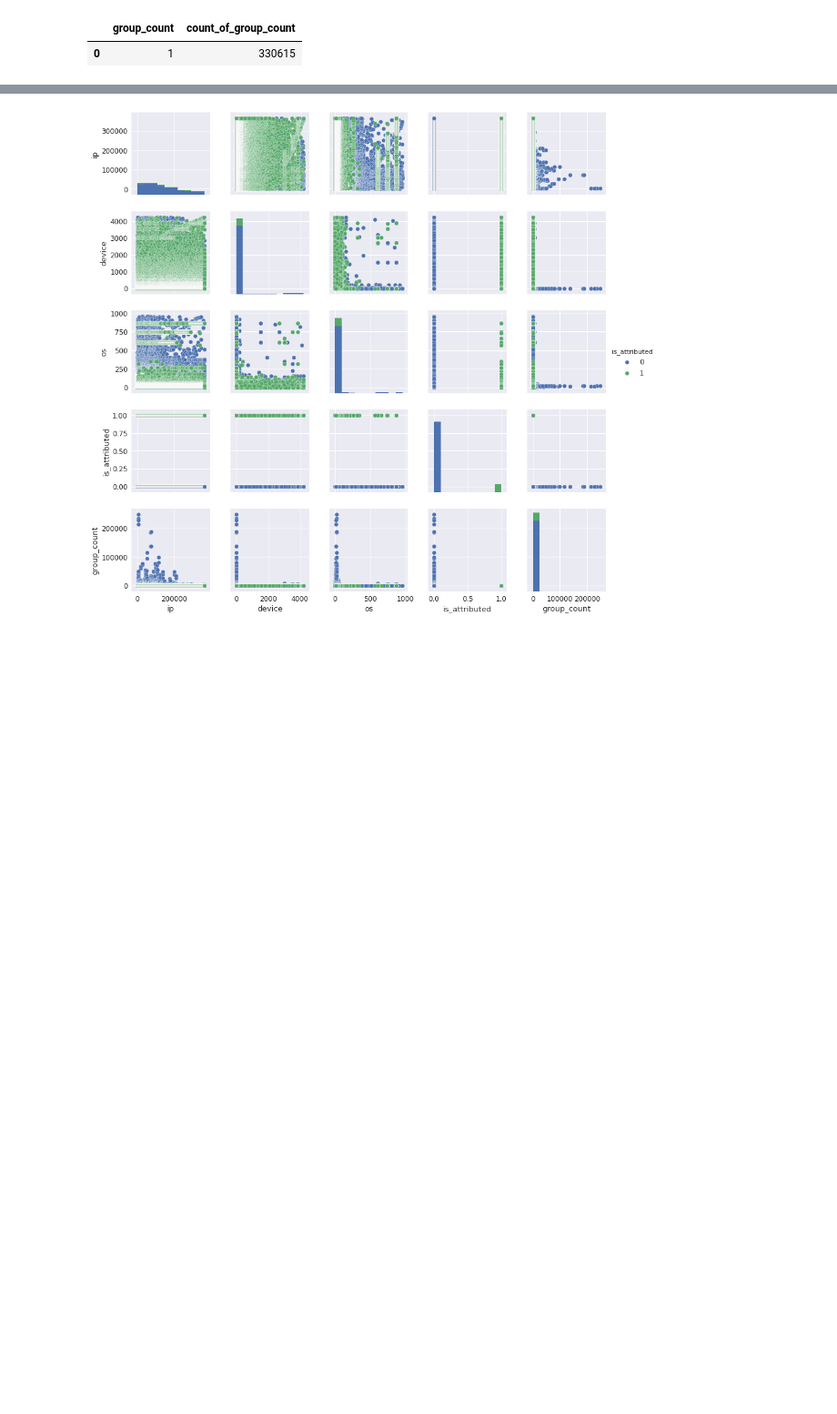
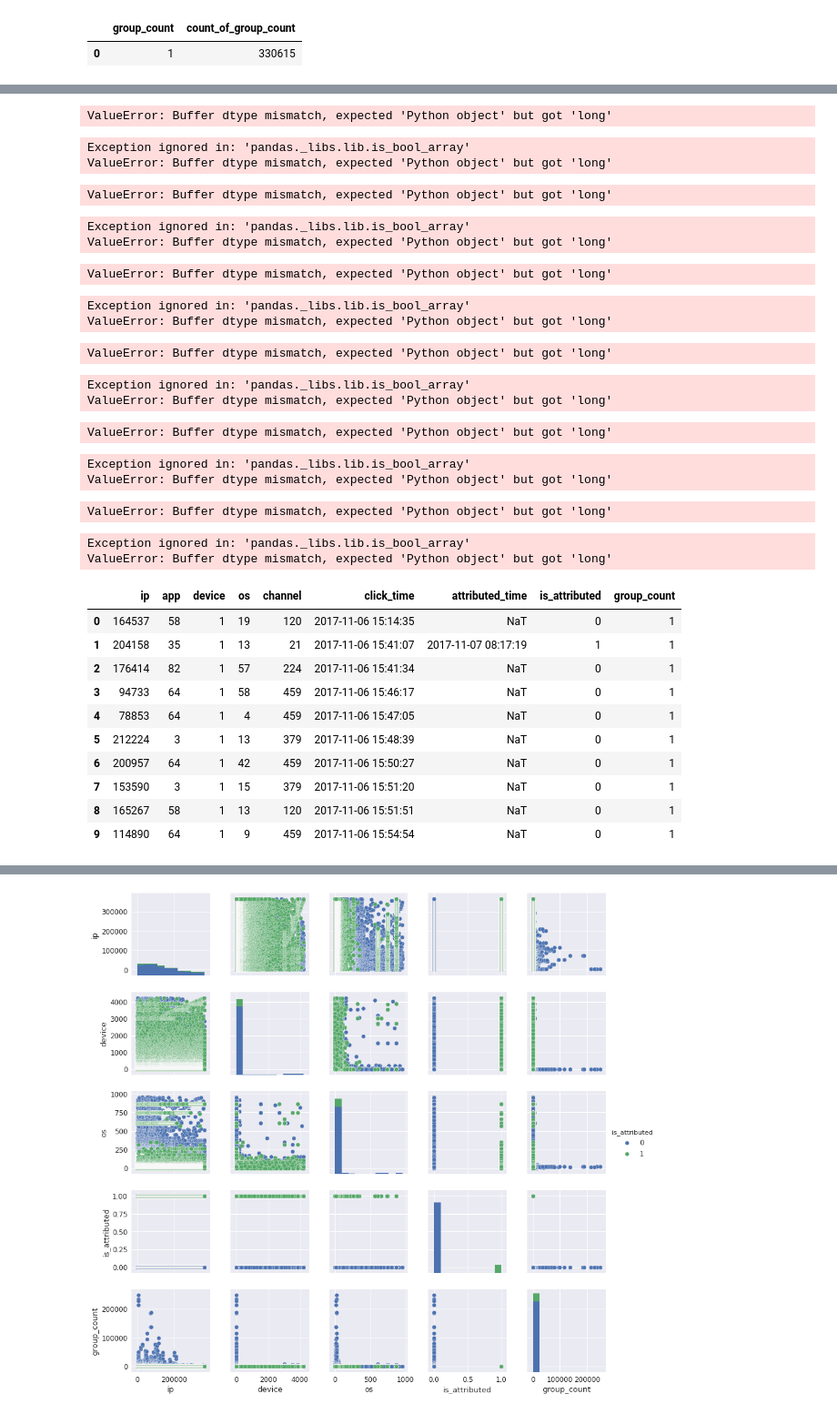
Before and after one commit to jmpaaak/kaggle-study, a Jupyter notebook: competitions/talkingdata-adtracking-fraud-detection/talkingdata-adtracking-jongmin.ipynb, the cells around one changed output, grey strips where cells are left out. Shown at 91% size. Saved outputs shown, nothing was run; the diff lists cells and outputs as text; code cells hidden in the pictures; blank space fills up the shorter version.

```diff
--- a/competitions/talkingdata-adtracking-fraud-detection/talkingdata-adtracking-jongmin.ipynb
+++ b/competitions/talkingdata-adtracking-fraud-detection/talkingdata-adtracking-jongmin.ipynb
@@ -243,0 +280,35 @@ dtype: int64
+# %%
+df_useragent_unqiue = df_useragent_group_count.query("group_count == 1")
+
+df_train_useragent_group_count_added = pd.merge(train, df_useragent_unqiue, how='inner', on=['ip', 'device', 'os', 'is_attributed'])
+df_train_useragent_group_count_added.head(10)
+# %% [output]
+ValueError: Buffer dtype mismatch, expected 'Python object' but got 'long'
+Exception ignored in: 'pandas._libs.lib.is_bool_array'
+ValueError: Buffer dtype mismatch, expected 'Python object' but got 'long'
+ValueError: Buffer dtype mismatch, expected 'Python object' but got 'long'
+Exception ignored in: 'pandas._libs.lib.is_bool_array'
+ValueError: Buffer dtype mismatch, expected 'Python object' but got 'long'
+ValueError: Buffer dtype mismatch, expected 'Python object' but got 'long'
+Exception ignored in: 'pandas._libs.lib.is_bool_array'
+ValueError: Buffer dtype mismatch, expected 'Python object' but got 'long'
+ValueError: Buffer dtype mismatch, expected 'Python object' but got 'long'
+Exception ignored in: 'pandas._libs.lib.is_bool_array'
+ValueError: Buffer dtype mismatch, expected 'Python object' but got 'long'
+ValueError: Buffer dtype mismatch, expected 'Python object' but got 'long'
+Exception ignored in: 'pandas._libs.lib.is_bool_array'
+ValueError: Buffer dtype mismatch, expected 'Python object' but got 'long'
+ValueError: Buffer dtype mismatch, expected 'Python object' but got 'long'
+Exception ignored in: 'pandas._libs.lib.is_bool_array'
+ValueError: Buffer dtype mismatch, expected 'Python object' but got 'long'
+|  | ip | app | device | os | channel | click_time | attributed_time | is_attributed | group_count |
+| 0 | 164537 | 58 | 1 | 19 | 120 | 2017-11-06 15:14:35 | NaT | 0 | 1 |
+| 1 | 204158 | 35 | 1 | 13 | 21 | 2017-11-06 15:41:07 | 2017-11-07 08:17:19 | 1 | 1 |
+| 2 | 176414 | 82 | 1 | 57 | 224 | 2017-11-06 15:41:34 | NaT | 0 | 1 |
+| 3 | 94733 | 64 | 1 | 58 | 459 | 2017-11-06 15:46:17 | NaT | 0 | 1 |
+| 4 | 78853 | 64 | 1 | 4 | 459 | 2017-11-06 15:47:05 | NaT | 0 | 1 |
+| 5 | 212224 | 3 | 1 | 13 | 379 | 2017-11-06 15:48:39 | NaT | 0 | 1 |
+| 6 | 200957 | 64 | 1 | 42 | 459 | 2017-11-06 15:50:27 | NaT | 0 | 1 |
+| 7 | 153590 | 3 | 1 | 15 | 379 | 2017-11-06 15:51:20 | NaT | 0 | 1 |
+| 8 | 165267 | 58 | 1 | 13 | 120 | 2017-11-06 15:51:51 | NaT | 0 | 1 |
+| 9 | 114890 | 64 | 1 | 9 | 459 | 2017-11-06 15:54:54 | NaT | 0 | 1 |
```
Also changed, not shown: parts of 15 cells of this notebook.
